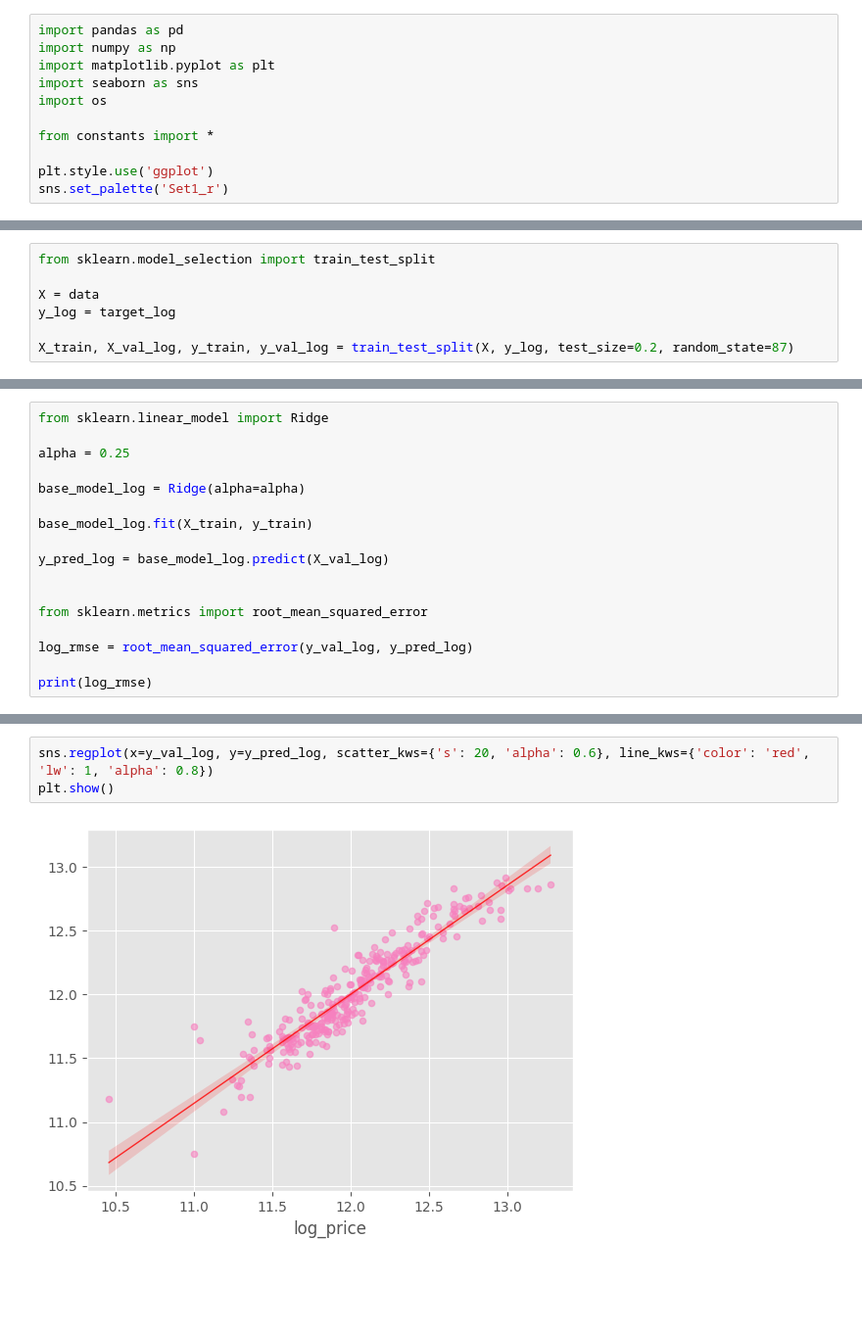
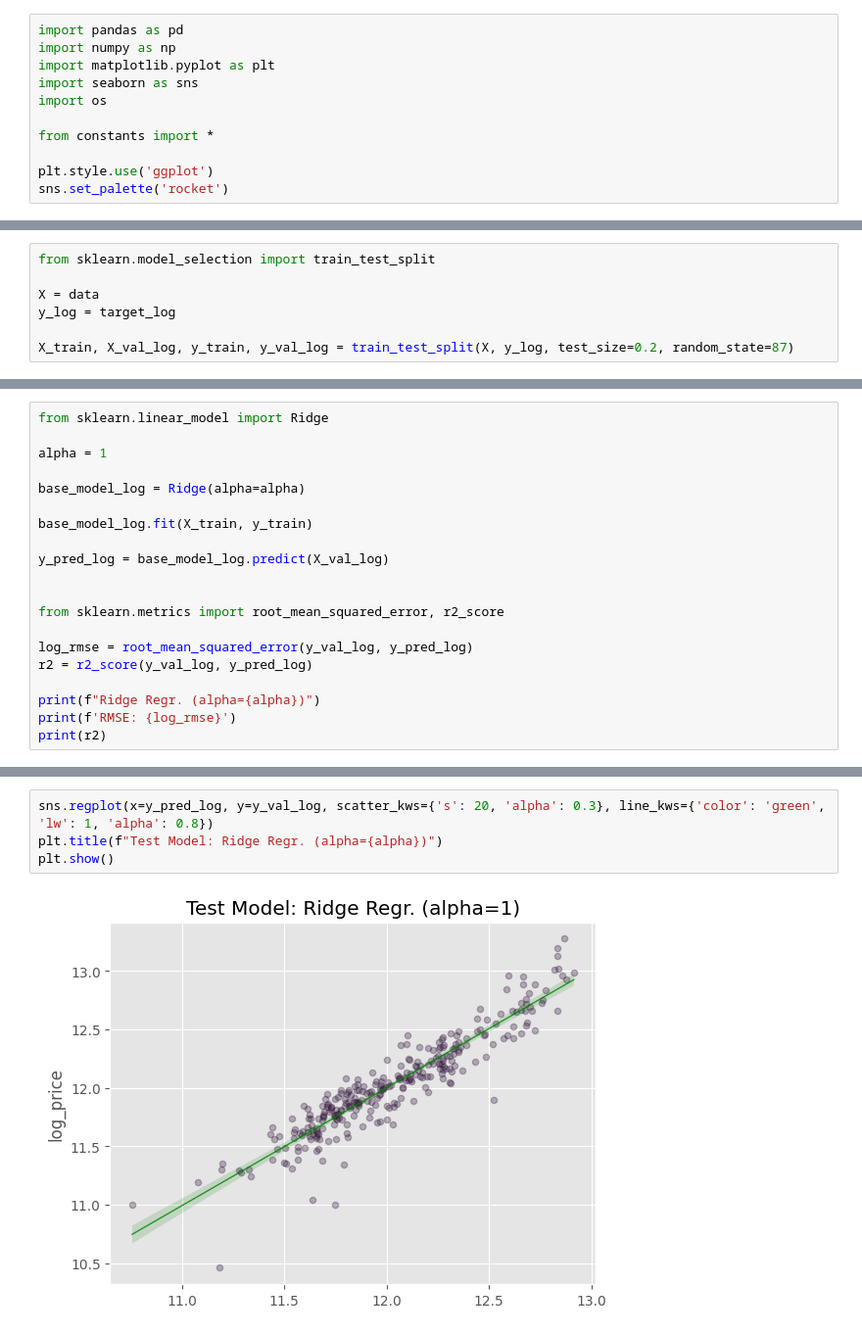
Before and after one commit to automatedtomato/kaggle-house-prices, a Jupyter notebook: notebooks/0100_baseline.ipynb, the cells around one changed output, grey strips where cells are left out. Shown at 98% size. Cells and saved outputs as stored; diff of their text form; blank space fills up the shorter version.

Commit message:
imple: baseline model finished

```diff
--- a/notebooks/0100_baseline.ipynb
+++ b/notebooks/0100_baseline.ipynb
@@ -16,7 +16,7 @@ import os
 from constants import *
 
 plt.style.use('ggplot')
-sns.set_palette('Set1_r')
+sns.set_palette('rocket')
 # %% [markdown]
 ## 0. データ取得から標準化まで
 # %%
@@ -93,7 +117,7 @@ X_train, X_val_log, y_train, y_val_log = train_test_split(X, y_log, test_size=0.
 # %%
 from sklearn.linear_model import Ridge
 
-alpha = 0.25
+alpha = 1
 
 base_model_log = Ridge(alpha=alpha)
 
@@ -102,9 +126,12 @@ base_model_log.fit(X_train, y_train)
 y_pred_log = base_model_log.predict(X_val_log)
 
 
-from sklearn.metrics import root_mean_squared_error
+from sklearn.metrics import root_mean_squared_error, r2_score
 
 log_rmse = root_mean_squared_error(y_val_log, y_pred_log)
+r2 = r2_score(y_val_log, y_pred_log)
 
-print(log_rmse)
+print(f"Ridge Regr. (alpha={alpha})")
+print(f'RMSE: {log_rmse}')
+print(r2)
 # %% [output]
@@ -112,5 +144,6 @@ print(log_rmse)
 # %%
-sns.regplot(x=y_val_log, y=y_pred_log, scatter_kws={'s': 20, 'alpha': 0.6}, line_kws={'color': 'red', 'lw': 1, 'alpha': 0.8})
+sns.regplot(x=y_pred_log, y=y_val_log, scatter_kws={'s': 20, 'alpha': 0.3}, line_kws={'color': 'green', 'lw': 1, 'alpha': 0.8})
+plt.title(f"Test Model: Ridge Regr. (alpha={alpha})")
 plt.show()
 # %% [output]
-[figure, old version]
+[figure, new version]
```
Also changed, not shown: parts of 22 cells of this notebook, 6 other files.
